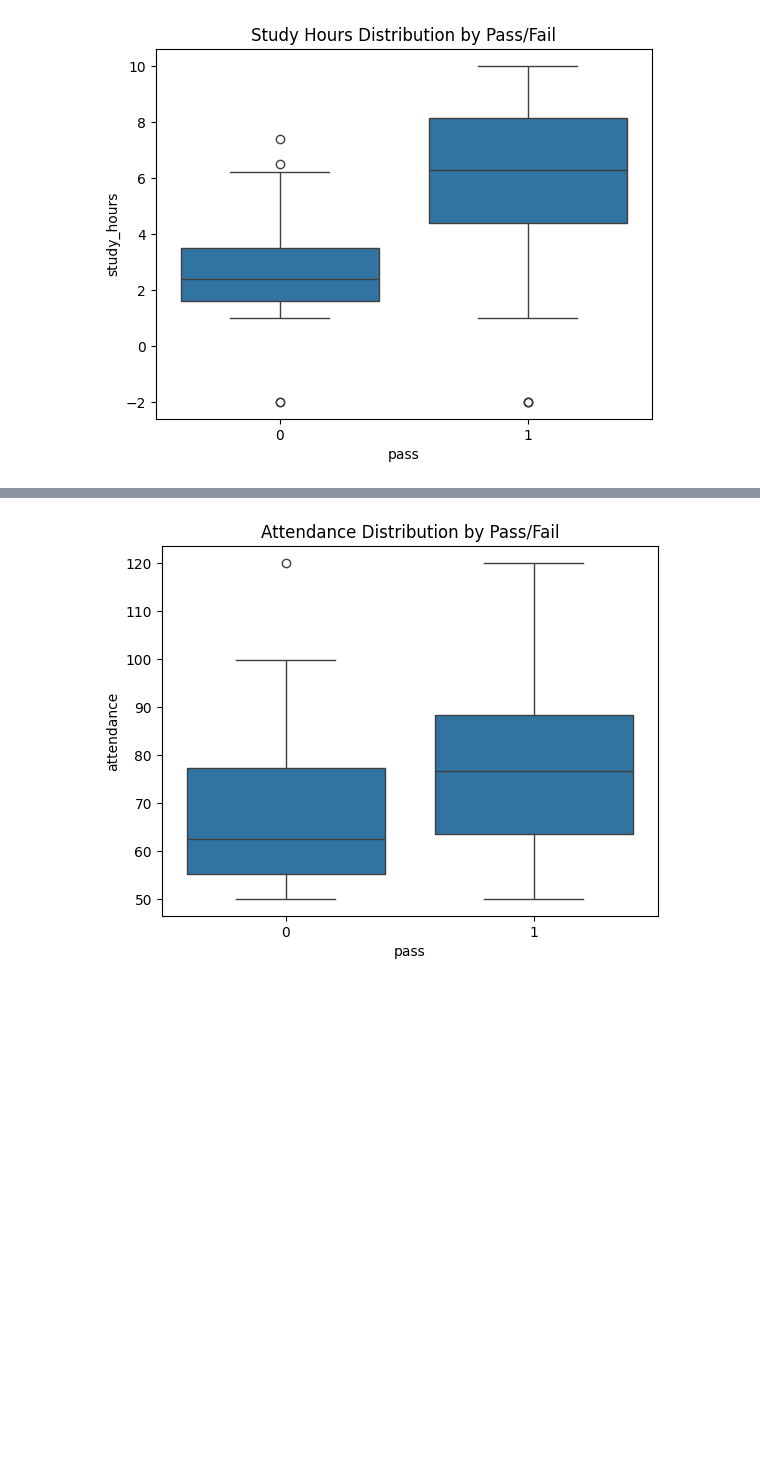
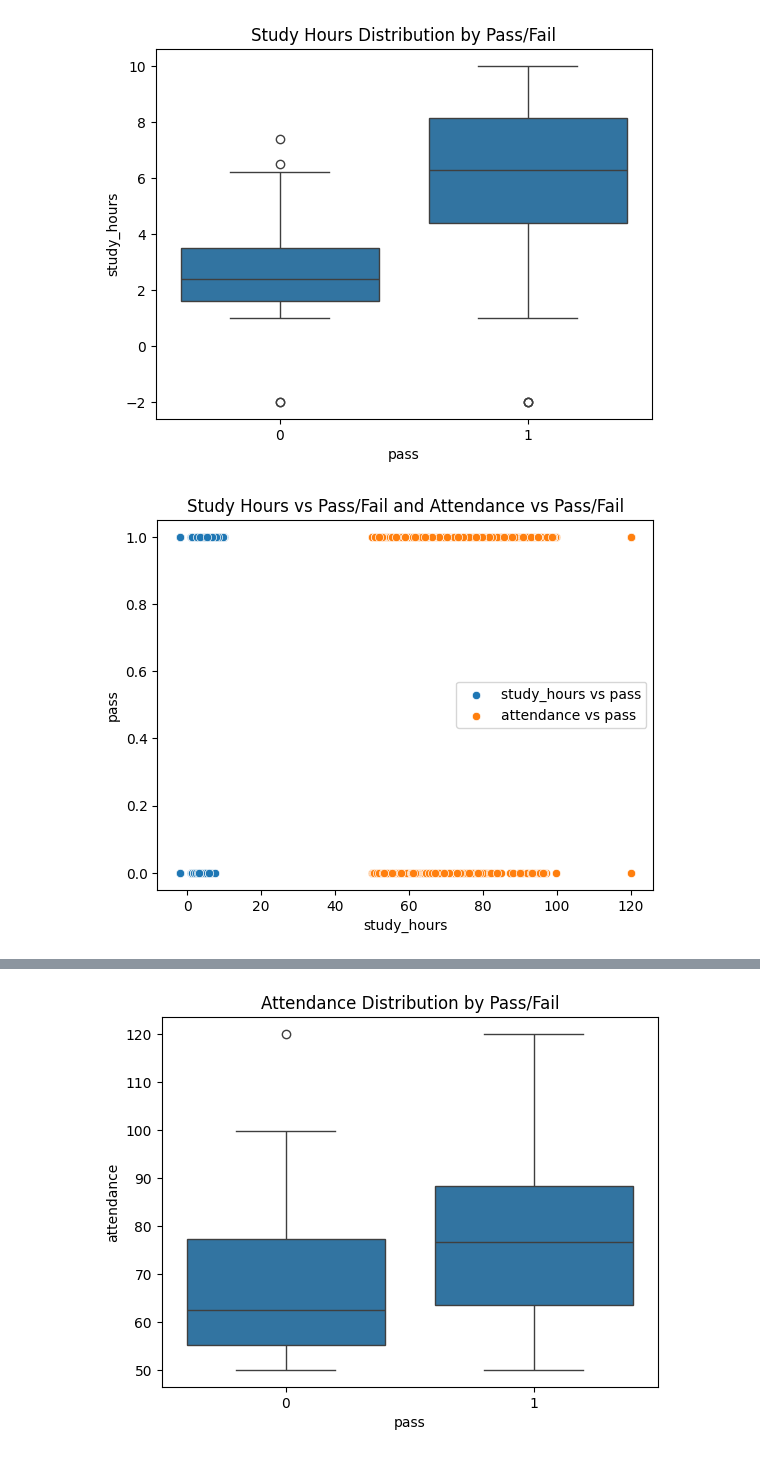
Before and after one commit to shreejana-yonzon/Data-Science, a Jupyter notebook: Student_details.ipynb, the cells around one changed output, grey strips where cells are left out. Drawn from its saved outputs; the diff is of its cells as text; code cells hidden in the pictures; blank space fills up the shorter version.

```diff
--- a/Student_details.ipynb
+++ b/Student_details.ipynb
@@ -181,3 +181,12 @@ plt.title('Study Hours Distribution by Pass/Fail')
 plt.show()
 # %% [output]
 [figure]
+# %%
+# Analyse study hours vs pass/fail and attendance vs pass/fail by using scatterplot
+sns.scatterplot(x='study_hours', y='pass', data=df, label='study_hours vs pass')
+sns.scatterplot(x='attendance', y='pass', data=df, label='attendance vs pass')
+plt.title('Study Hours vs Pass/Fail and Attendance vs Pass/Fail')
+plt.legend()
+plt.show()
+# %% [output]
+[figure, added]
```
Also changed, not shown: parts of 8 cells of this notebook.
